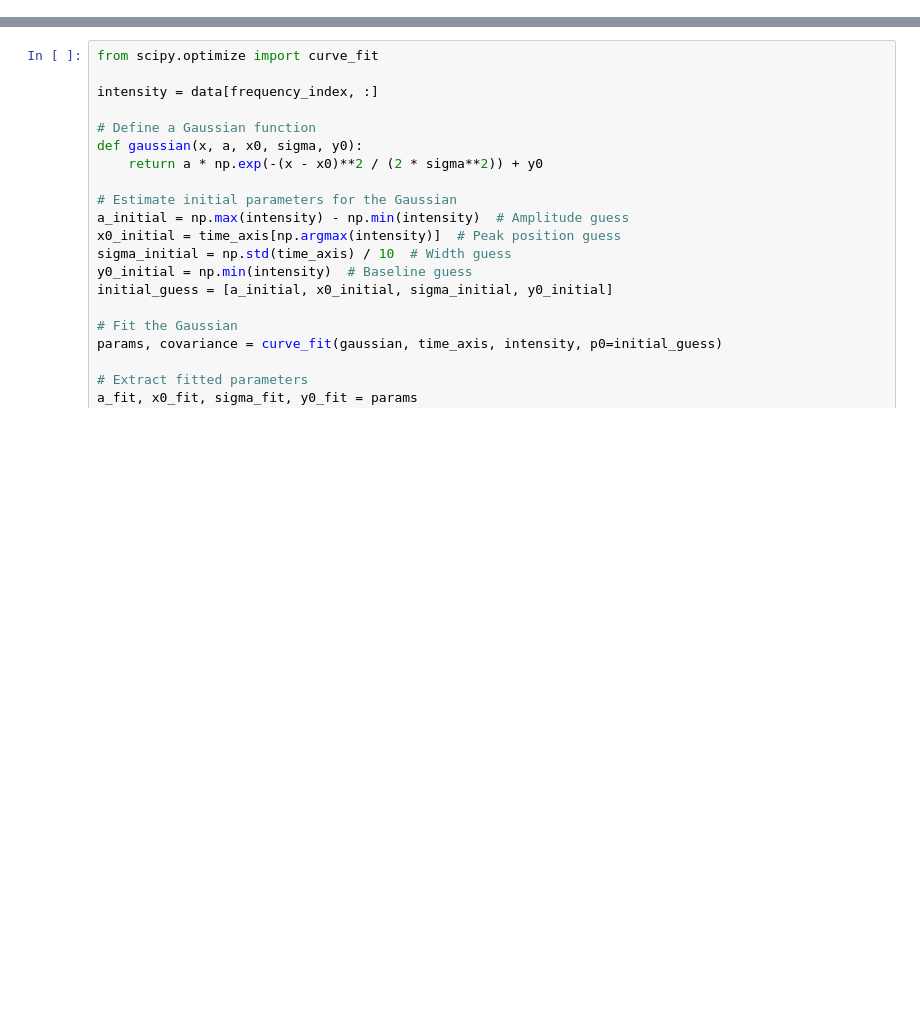
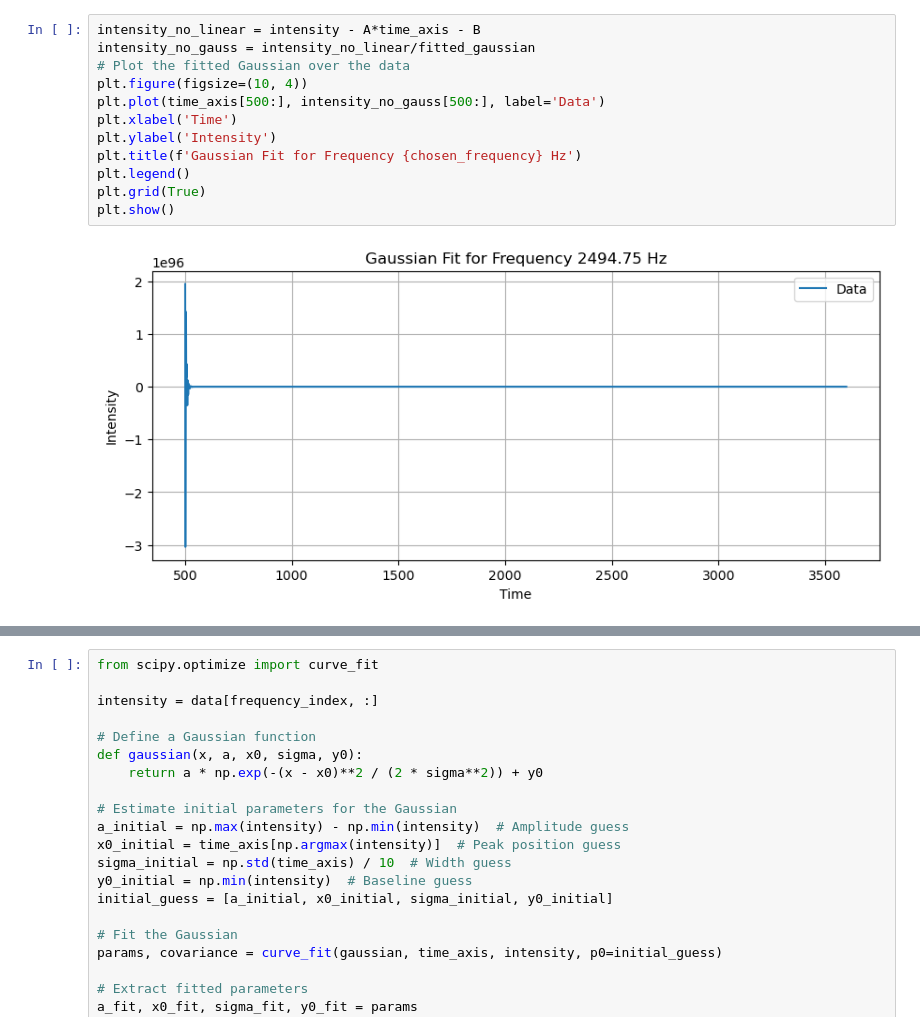
Before and after one commit to muellvin/radio-interferometry, a Jupyter notebook: data_sat.ipynb, the cells around one changed output, grey strips where cells are left out. Cells and saved outputs as stored; diff of their text form; blank space fills up the shorter version.

Commit message:
updating satelite data, one with fits one withou

```diff
--- a/data_sat.ipynb
+++ b/data_sat.ipynb
@@ -43,0 +102,14 @@ SIMPLE  =                    T / file does conform to FITS standard
+# %%
+intensity_no_linear = intensity - A*time_axis - B
+intensity_no_gauss = intensity_no_linear/fitted_gaussian
+# Plot the fitted Gaussian over the data
+plt.figure(figsize=(10, 4))
+plt.plot(time_axis[500:], intensity_no_gauss[500:], label='Data')
+plt.xlabel('Time')
+plt.ylabel('Intensity')
+plt.title(f'Gaussian Fit for Frequency {chosen_frequency} Hz')
+plt.legend()
+plt.grid(True)
+plt.show()
+# %% [output]
+[figure, added]
```
Also changed, not shown: parts of 8 cells of this notebook.
